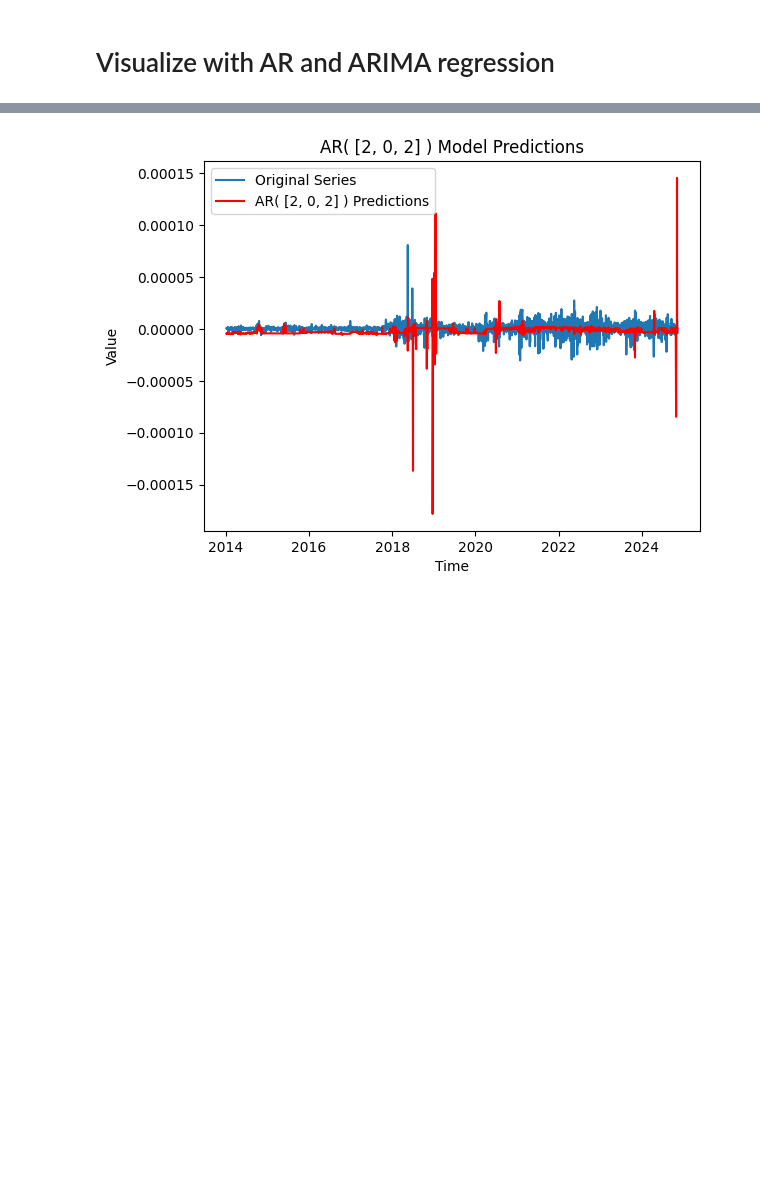
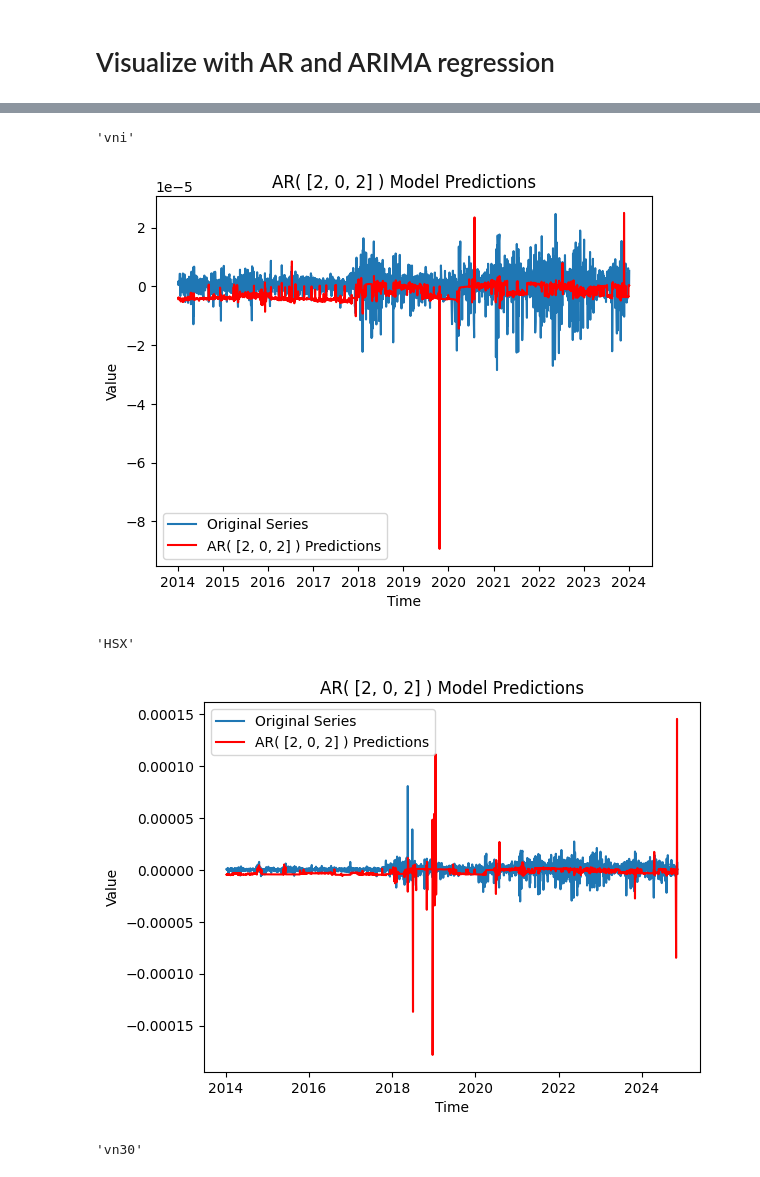
Before and after one commit to nguyentanquocbao/stock_quant, a Jupyter notebook: market_analysis.ipynb, the cells around one changed output, grey strips where cells are left out. Saved outputs shown, nothing was run; the diff lists cells and outputs as text; code cells hidden in the pictures; blank space fills up the shorter version.

Commit message:
add vni and vn30 indices

```diff
--- a/market_analysis.ipynb
+++ b/market_analysis.ipynb
@@ -8,11 +8,15 @@ from scipy.stats.mstats import winsorize
 with open(PATH_DICTIONARY, "r") as a:
     DICTIONARY = json.load(a)
 # %%
-stock_data = clean_daily_data(
+stock_data = get_cleaned_data(
     PATH_STOCK_DATA, PATH_TICKER, DICTIONARY
 )
 # %% [output]
 latest data date is 2024-11-08 00:00:00
+# %%
+stock_data = pd.concat(
+    [stock_data] + get_indices_data(DICTIONARY), axis=0
+)
 # %%
 # Compute market level return
 market = (
@@ -113,7 +151,7 @@ for i in market["exchange"].unique():
 # %%
 windows = [10, 30, 70, 120, 200]  # number of trading dates
 for i in market["exchange"].unique():
-    if i == "HSX":
+    if i in ["HSX", "vni", "vn30"]:
         temp = market[market["exchange"] == i]
         print(i)
         simple_moving_average_visual(temp, "return_weighted", windows)
@@ -129,11 +175,13 @@ HSX
 # %% [markdown]
 # Visualize with AR and ARIMA regression
 # %%
-df = real_time_auto_regression_visualize(
-    market[market["exchange"] == "HSX"],
-    "return_weighted",
-    "time",
-    252,
-    30,
-)
+for i in ["vni", "HSX", "vn30"]:
+    i
+    df = real_time_auto_regression_visualize(
+        market[market["exchange"] == i],
+        "return_weighted",
+        "time",
+        252,
+        30,
+    )
 # %% [output]
@@ -141,11 +194,17 @@ df = real_time_auto_regression_visualize(
 # %%
-df = real_time_arima_visualize(
-    market[market["exchange"] == "HSX"],
-    "return_weighted",
-    "time",
-    252,
-    [2, 0, 2],
-    # para=True,
-)
+for i in ["vni", "HSX", "vn30"]:
+    i
+    df = real_time_arima_visualize(
+        market[market["exchange"] == i],
+        "return_weighted",
+        "time",
+        252,
+        [2, 0, 2],
+        # para=True,
+    )
 # %% [output]
+'vni'
-[figure, old version]
+[figure, new version]
+'HSX'
+[figure, added]
+'vn30'
```
Also changed, not shown: parts of 6 cells of this notebook, 3 other files.
